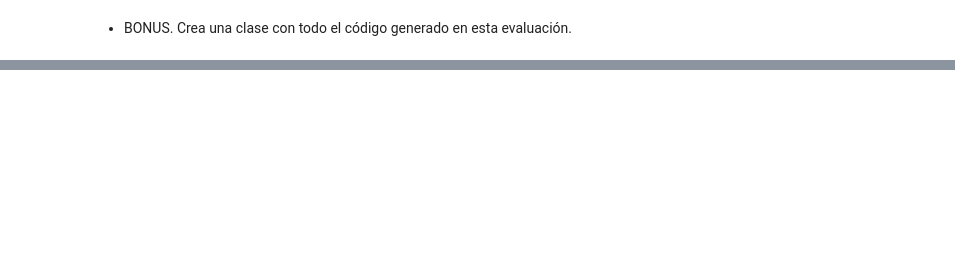
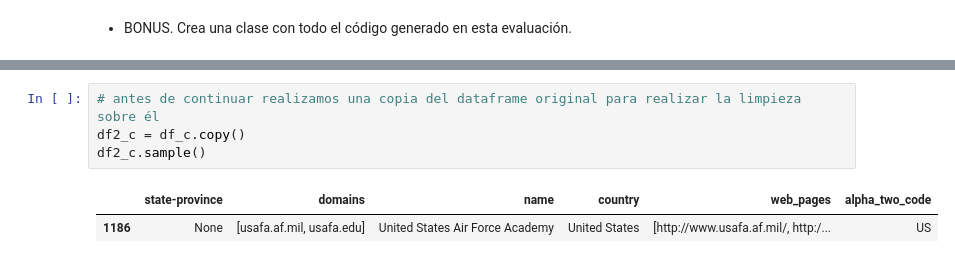
Before and after one commit to MaitaneP/adalab-da-evaluacion-modulo2-sprint2-MaitanePortilla, a Jupyter notebook: notebook/evaluacion-mod-2-sprint-2.ipynb, the cells around one changed output, grey strips where cells are left out. Cells and saved outputs as stored; diff of their text form; blank space fills up the shorter version.

```diff
--- a/notebook/evaluacion-mod-2-sprint-2.ipynb
+++ b/notebook/evaluacion-mod-2-sprint-2.ipynb
@@ -722,0 +952,7 @@ spf.crear_insertar_tabla2(spv.acceso_bbdd, spv.tabla_universidades)
+# %%
+# antes de continuar realizamos una copia del dataframe original para realizar la limpieza sobre él
+df2_c = df_c.copy()
+df2_c.sample()
+# %% [output]
+|  | state-province | domains | name | country | web_pages | alpha_two_code |
+| 1186 | None | [usafa.af.mil, usafa.edu] | United States Air Force Academy | United States | [http://www.usafa.af.mil/, http:/... | US |
```
Also changed, not shown: parts of 38 cells of this notebook, 16 other files.
